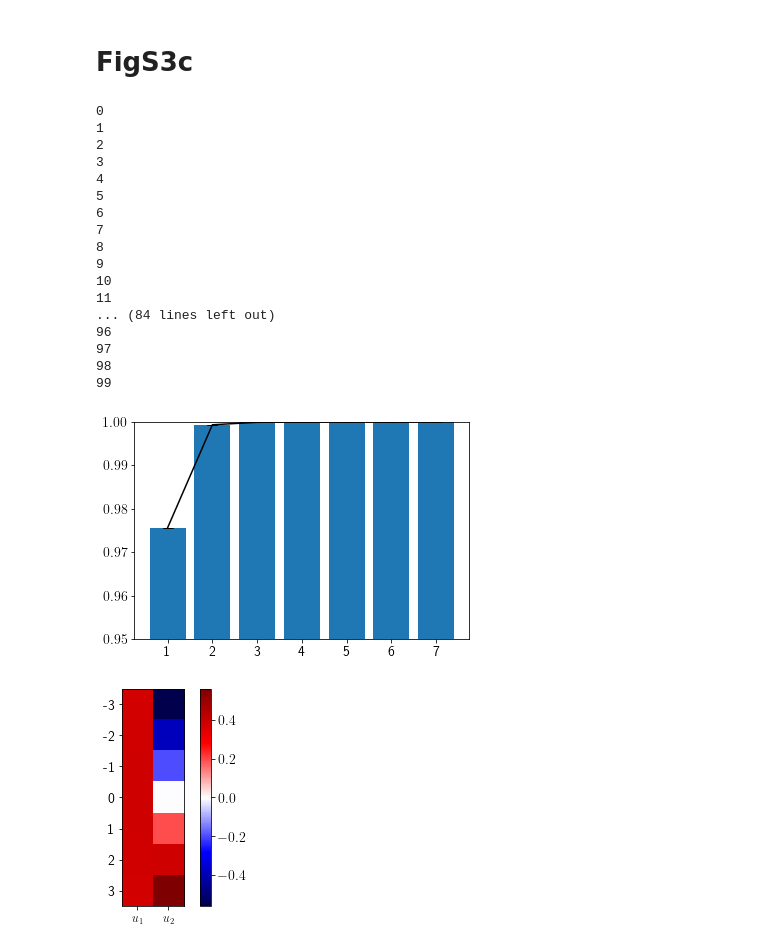
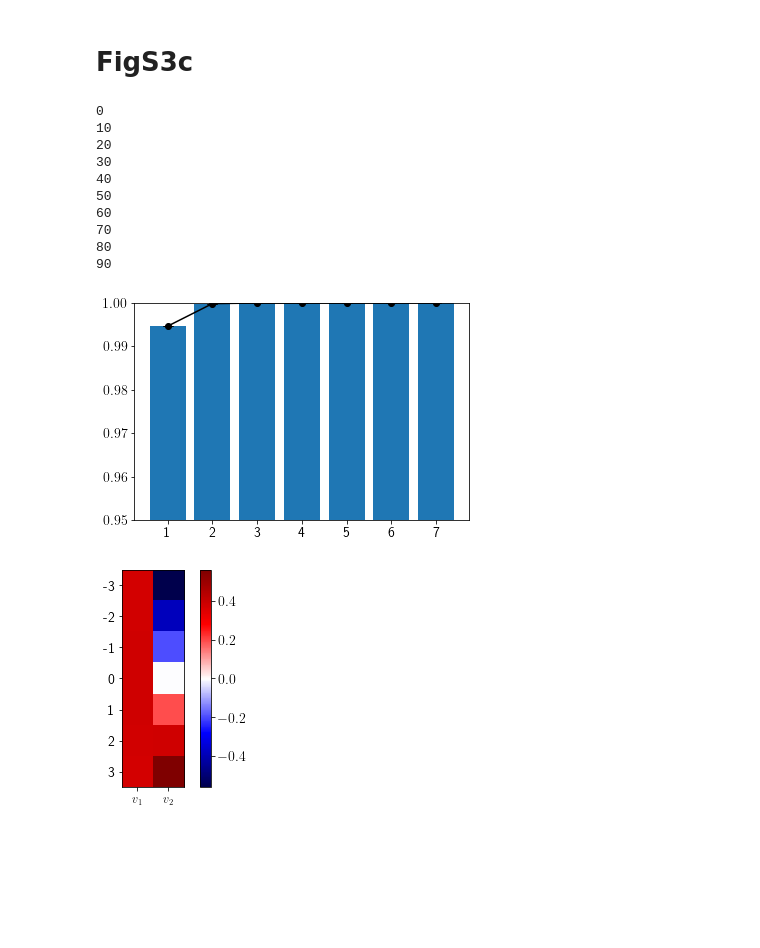
Before and after one commit to AntonioCCosta/maximally_predictive_states, a Jupyter notebook: DoubleWell/Fig2-a.ipynb, the cells around one changed output. Saved outputs shown, nothing was run; the diff lists cells and outputs as text; code cells hidden in the pictures; blank space fills up the shorter version.

```diff
--- a/DoubleWell/Fig2-a.ipynb
+++ b/DoubleWell/Fig2-a.ipynb
@@ -207,6 +207,14 @@ plt.show()
 [figure]
 # %% [markdown]
 # FigS3c
+# %%
+k_B_T=2.5
+f = h5py.File(dir_path+'DoubleWell/embedding/phspace_k_B_T_{}.h5'.format(k_B_T),'r')
+traj_matrix = np.array(f['traj_matrix'])
+f.close()
+f = h5py.File(dir_path+'DoubleWell/simulations/simulation_k_B_T_{}.h5'.format(k_B_T),'r')
+sim = np.array(f['simulation'])
+f.close()
 # %%
 np.random.seed(1)
 u,s,v = np.linalg.svd(traj_matrix,full_matrices=False)
@@ -216,25 +224,19 @@ for k in range(100):
     random_indices = np.random.randint(0,len(traj_matrix),len(traj_matrix))
     _,s_,_ = np.linalg.svd(traj_matrix[random_indices],full_matrices=False)
     bootstrap_s.append(s_)
-    print(k)
+    if k%10==0:
+        print(k)
 # %% [output]
 0
-1
-2
-3
-4
-5
-6
-7
-8
-9
 10
-11
-... (84 lines left out)
-96
-97
-98
-99
+20
+30
+40
+50
+60
+70
+80
+90
 # %%
 bootstrap_s = np.array(bootstrap_s)
 cum_sum_boot = (np.cumsum(bootstrap_s**2,axis=1).T/np.sum(bootstrap_s**2,axis=1)).T
@@ -242,13 +244,13 @@ std = np.std(cum_sum_boot,axis=0)
 # %%
 plt.bar(range(len(s)),np.cumsum(s**2)/np.sum(s**2),yerr = std,capsize=5)
 plt.ylim(0.95,1)
-plt.plot(range(len(s)),np.cumsum(s**2)/np.sum(s**2),c='k')
+plt.plot(range(len(s)),np.cumsum(s**2)/np.sum(s**2),c='k',marker='o')
 plt.xticks(np.arange(7),np.arange(1,8))
 # plt.xlabel('# svd modes')
 # plt.ylabel('cumsum(s^2)')
 # plt.savefig('svd_spectrum.pdf')
 plt.show()
 # %% [output]
-[figure, old version]
+[figure, new version]
 # %%
 plt.imshow(v[:2,::-1].T,cmap='seismic',extent=[-0.5,1.5,-0.5,6.5])
```
Also changed, not shown: parts of 1 cell of this notebook.
